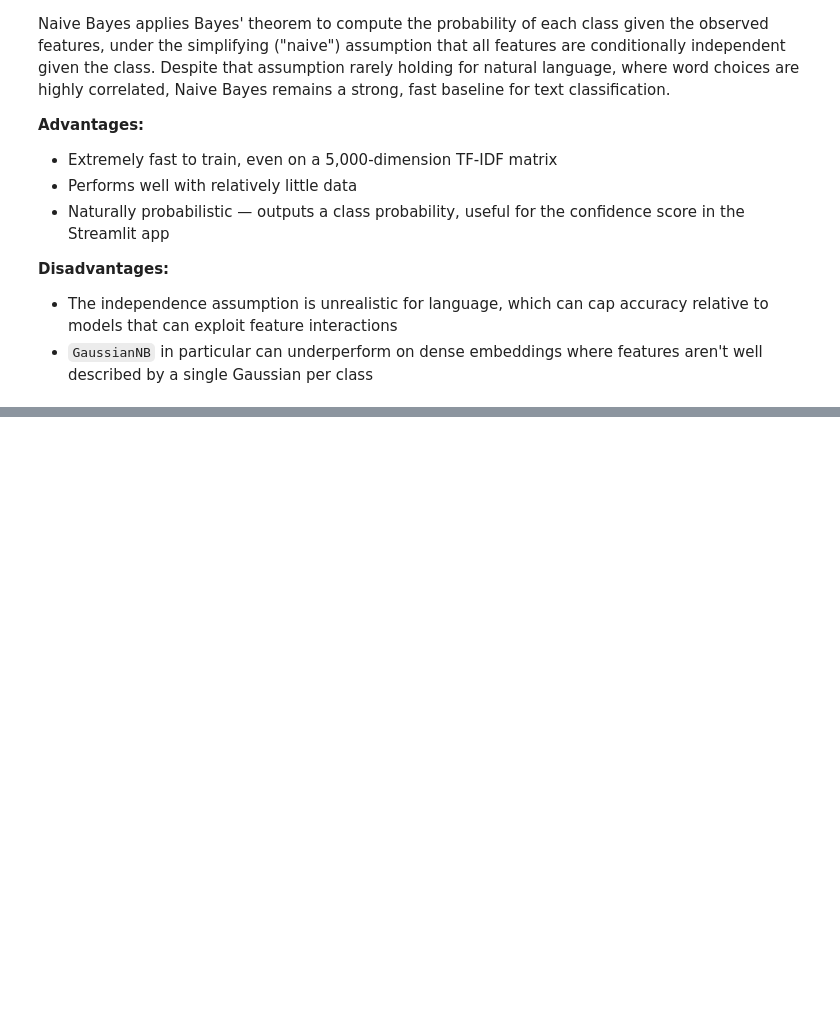
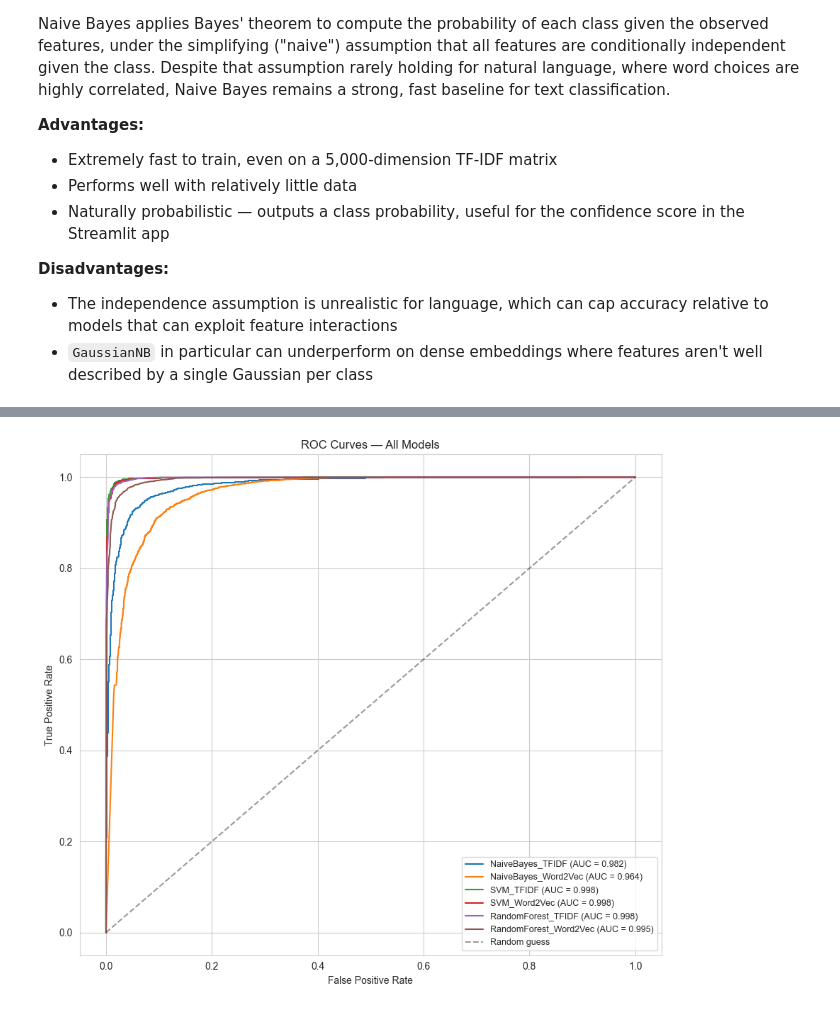
Before and after one commit to anushkarajdev2410-netizen/Fake-News-Detection, a Jupyter notebook: notebooks/Model_Evaluation.ipynb, the cells around one changed output, grey strips where cells are left out. Cells and saved outputs as stored; diff of their text form; code cells hidden in the pictures; blank space fills up the shorter version.

```diff
--- a/notebooks/Model_Evaluation.ipynb
+++ b/notebooks/Model_Evaluation.ipynb
@@ -1004,0 +1268,18 @@ Before trusting the vectors for modeling, check that they've actually learned so
+# %%
+plt.figure(figsize=(9, 8))
+
+for name in models.keys():
+    fpr, tpr, _ = roc_curve(y_test, probabilities[name])
+    auc = roc_auc_score(y_test, probabilities[name])
+    plt.plot(fpr, tpr, label=f'{name} (AUC = {auc:.3f})')
+
+plt.plot([0, 1], [0, 1], 'k--', alpha=0.4, label='Random guess')
+plt.xlabel('False Positive Rate')
+plt.ylabel('True Positive Rate')
+plt.title('ROC Curves — All Models')
+plt.legend(loc='lower right', fontsize=9)
+plt.tight_layout()
+plt.savefig('../images/roc_curves.png', dpi=150)
+plt.show()
+# %% [output]
+[figure, added]
```
Also changed, not shown: parts of 36 cells of this notebook, 1 other file.
